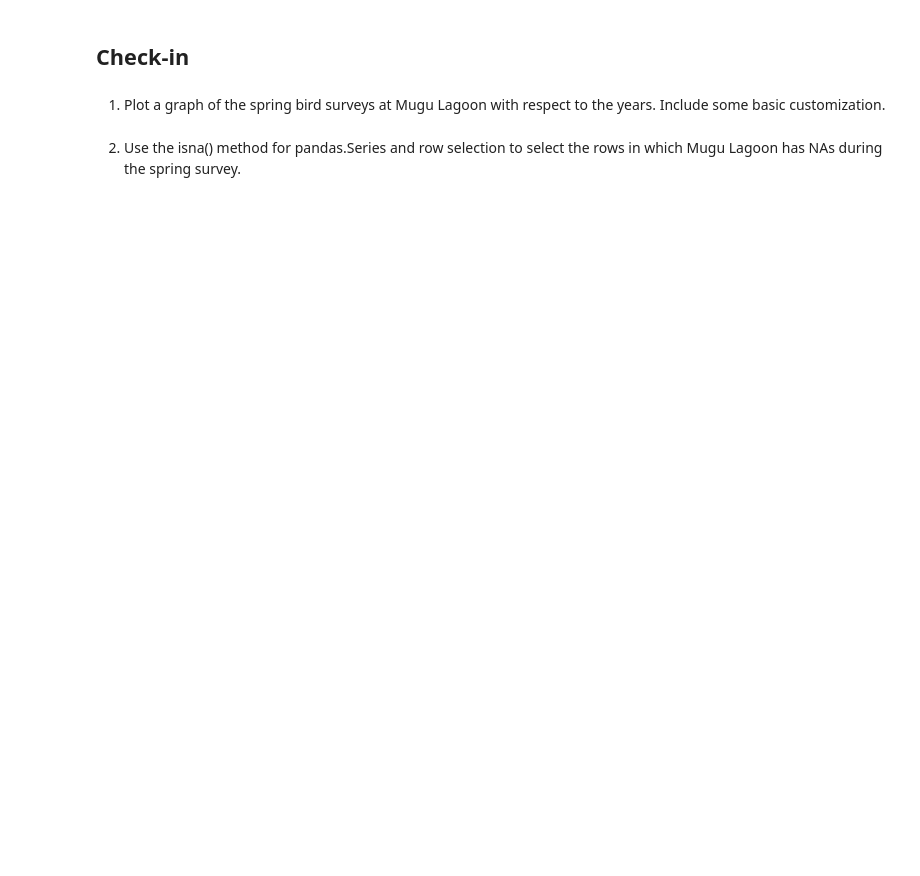
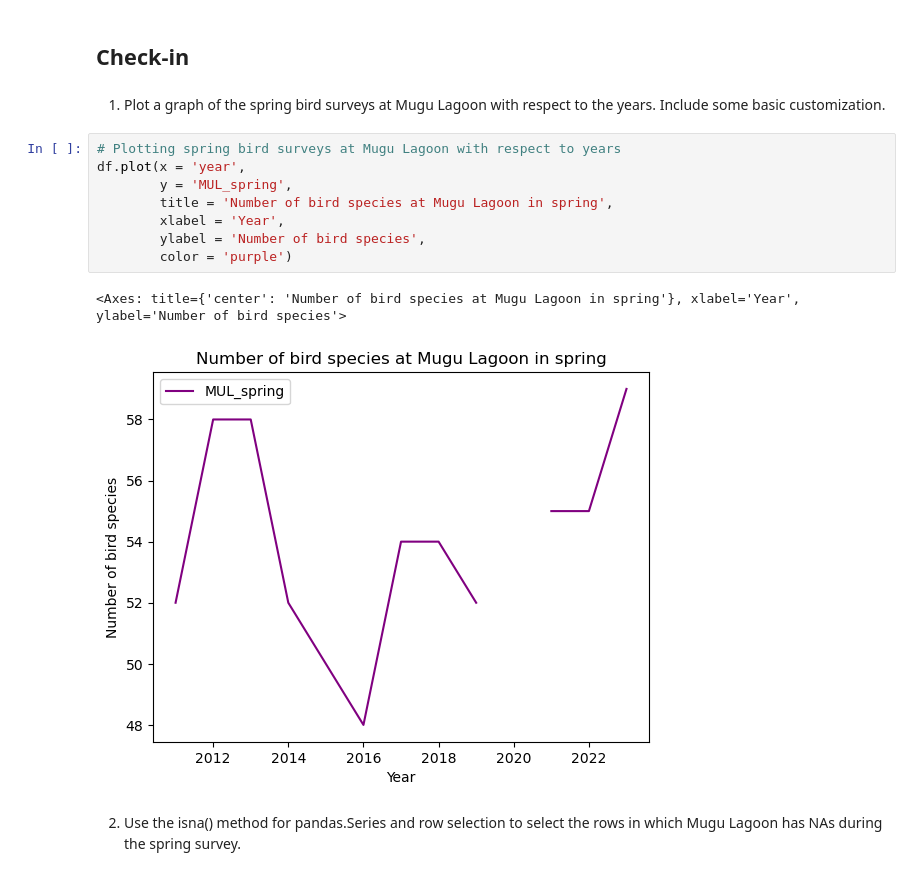
Before and after one commit to jaslynmiura/eds220-2025-in-class, a Jupyter notebook: week2-basic-plotting.ipynb, the cells around one changed output. Drawn from its saved outputs; the diff is of its cells as text; blank space fills up the shorter version.

```diff
--- a/week2-basic-plotting.ipynb
+++ b/week2-basic-plotting.ipynb
@@ -29,5 +47,16 @@ df.plot(x='year',
 ## Check-in
 # %% [markdown]
 1. Plot a graph of the spring bird surveys at Mugu Lagoon with respect to the years. Include some basic customization.
+# %%
+# Plotting spring bird surveys at Mugu Lagoon with respect to years
+df.plot(x = 'year',
+        y = 'MUL_spring',
+        title = 'Number of bird species at Mugu Lagoon in spring',
+        xlabel = 'Year',
+        ylabel = 'Number of bird species',
+        color = 'purple')
+# %% [output]
+<Axes: title={'center': 'Number of bird species at Mugu Lagoon in spring'}, xlabel='Year', ylabel='Number of bird species'>
+[figure, added]
 # %% [markdown]
 2. Use the isna() method for pandas.Series and row selection to select the rows in which Mugu Lagoon has NAs during the spring survey.
```
Also changed, not shown: parts of 16 cells of this notebook.
